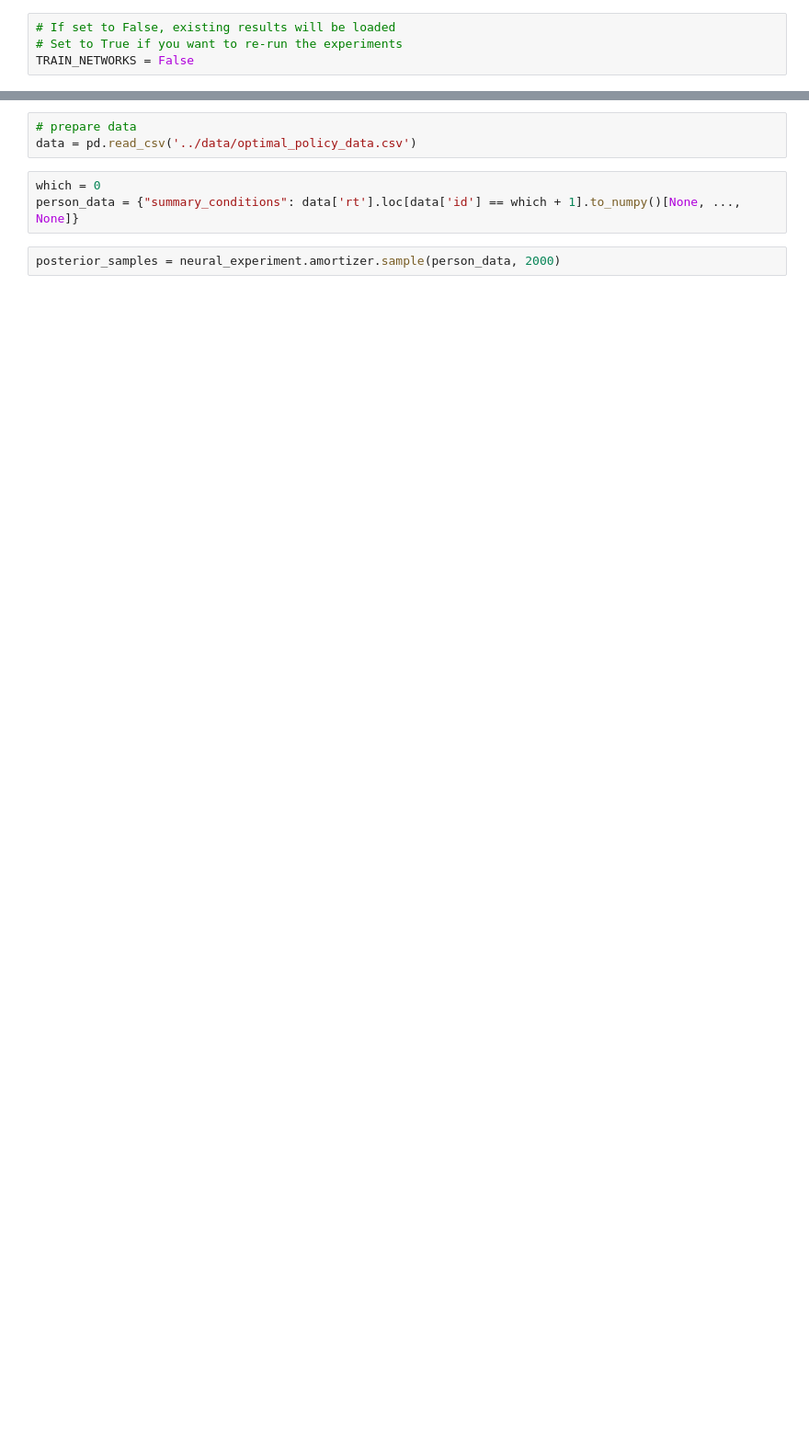
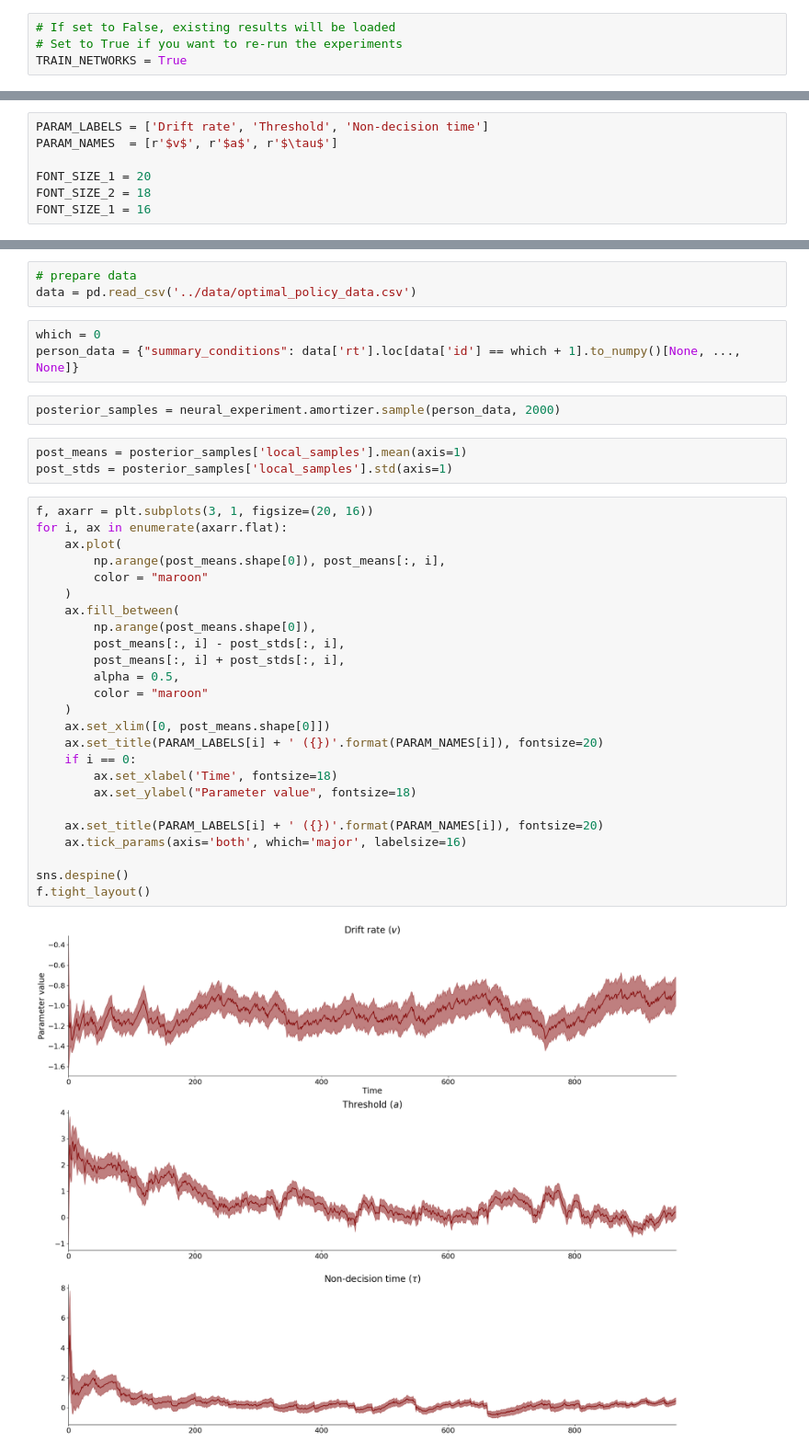
Before and after one commit to bayesflow-org/Neural-Superstatistics, a Jupyter notebook: applications/optimal_policy/notebook/optimal_policy_experiment.ipynb, the cells around one changed output, grey strips where cells are left out. Shown at 92% size. Cells and saved outputs as stored; diff of their text form; blank space fills up the shorter version.

```diff
--- a/applications/optimal_policy/notebook/optimal_policy_experiment.ipynb
+++ b/applications/optimal_policy/notebook/optimal_policy_experiment.ipynb
@@ -21,7 +21,7 @@ from likelihoods import sample_static_diffusion_process, _sample_diffusion_trial
 # %%
 # If set to False, existing results will be loaded
 # Set to True if you want to re-run the experiments
-TRAIN_NETWORKS = False
+TRAIN_NETWORKS = True
 # %% [markdown]
 ## Neural Experiment
 # %%
@@ -47,0 +64,7 @@ f = beef.diagnostics.plot_losses(history)
+# %%
+PARAM_LABELS = ['Drift rate', 'Threshold', 'Non-decision time']
+PARAM_NAMES  = [r'$v$', r'$a$', r'$\tau$']
+
+FONT_SIZE_1 = 20
+FONT_SIZE_2 = 18
+FONT_SIZE_1 = 16
@@ -53,3 +89,33 @@ which = 0
 person_data = {"summary_conditions": data['rt'].loc[data['id'] == which + 1].to_numpy()[None, ..., None]}
 # %%
 posterior_samples = neural_experiment.amortizer.sample(person_data, 2000)
+# %%
+post_means = posterior_samples['local_samples'].mean(axis=1)
+post_stds = posterior_samples['local_samples'].std(axis=1)
+# %%
+f, axarr = plt.subplots(3, 1, figsize=(20, 16))
+for i, ax in enumerate(axarr.flat):
+    ax.plot(
+        np.arange(post_means.shape[0]), post_means[:, i],
+        color = "maroon"
+    )
+    ax.fill_between(
+        np.arange(post_means.shape[0]),
+        post_means[:, i] - post_stds[:, i],
+        post_means[:, i] + post_stds[:, i],
+        alpha = 0.5,
+        color = "maroon"
+    )
+    ax.set_xlim([0, post_means.shape[0]])
+    ax.set_title(PARAM_LABELS[i] + ' ({})'.format(PARAM_NAMES[i]), fontsize=20)
+    if i == 0:
+        ax.set_xlabel('Time', fontsize=18)
+        ax.set_ylabel("Parameter value", fontsize=18)
+
+    ax.set_title(PARAM_LABELS[i] + ' ({})'.format(PARAM_NAMES[i]), fontsize=20)
+    ax.tick_params(axis='both', which='major', labelsize=16)
+
+sns.despine()
+f.tight_layout()
+# %% [output]
+[figure, added]
```
Also changed, not shown: parts of 8 cells of this notebook, 4 other files.
